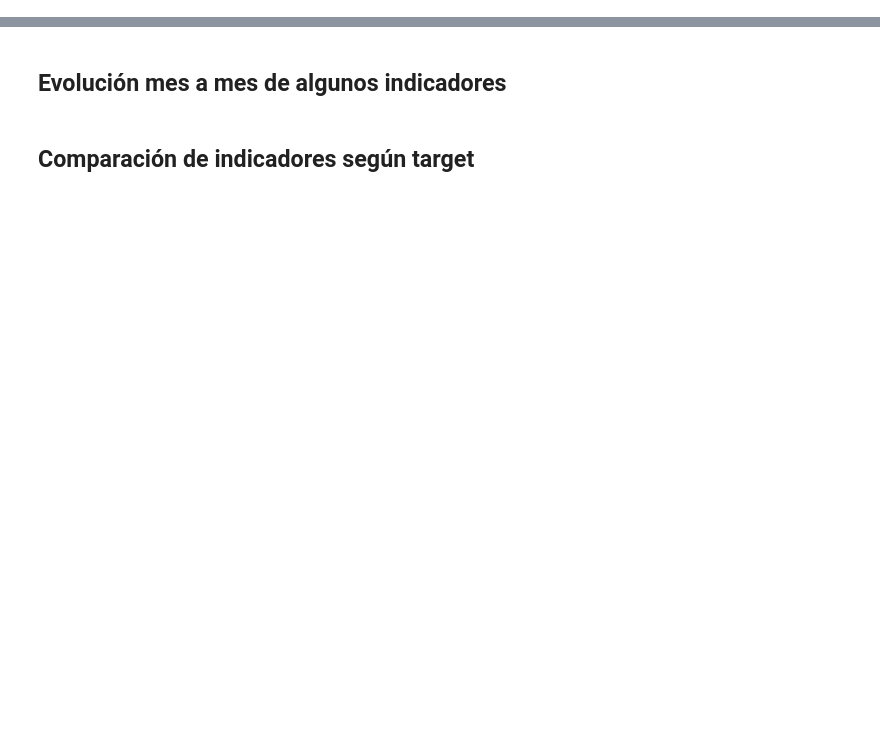
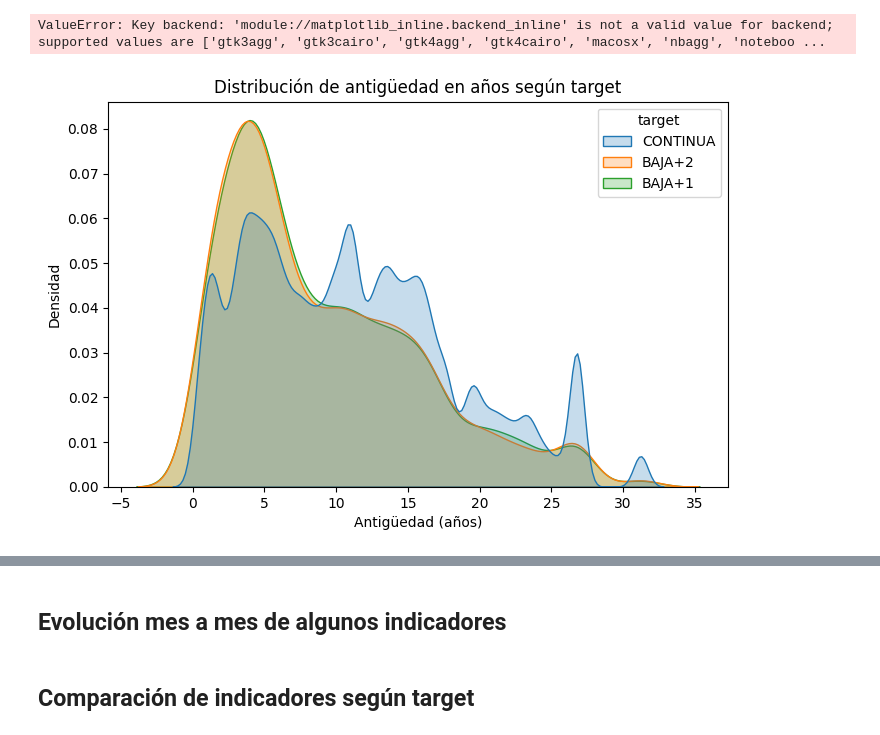
Before and after one commit to NicoCaricati/dmeyf2025, a Jupyter notebook: src/monday/descriptives w pd.ipynb, the cells around one changed output, grey strips where cells are left out. Saved outputs shown, nothing was run; the diff lists cells and outputs as text; code cells hidden in the pictures; blank space fills up the shorter version.

```diff
--- a/src/monday/descriptives w pd.ipynb
+++ b/src/monday/descriptives w pd.ipynb
@@ -31,0 +62,10 @@ df.describe(include='all')
+# %%
+from ydata_profiling import ProfileReport
+
+# Generate the report
+profile = ProfileReport(df,title="Base de Datos Bancaria", explorative=True)
+
+# Save the report to .html
+profile.to_file("report_test.html")
+# %% [output]
+ValueError: Key backend: 'module://matplotlib_inline.backend_inline' is not a valid value for backend; supported values are ['gtk3agg', 'gtk3cairo', 'gtk4agg', 'gtk4cairo', 'macosx', 'nbagg', 'noteboo ...
@@ -31,0 +82,16 @@ df.describe(include='all')
+# %%
+import seaborn as sns
+import matplotlib.pyplot as plt
+
+df = pd.read_csv('competencia_02.csv')
+# paso a años
+df["antiguedad_anios"] = df["cliente_antiguedad"] / 12
+
+plt.figure(figsize=(8,5))
+sns.kdeplot(data=df, x="antiguedad_anios", hue="target", common_norm=False, fill=True)
+plt.title("Distribución de antigüedad en años según target")
+plt.xlabel("Antigüedad (años)")
+plt.ylabel("Densidad")
+plt.show()
+# %% [output]
+[figure, added]
```
Also changed, not shown: parts of 25 cells of this notebook, 1 other file.
